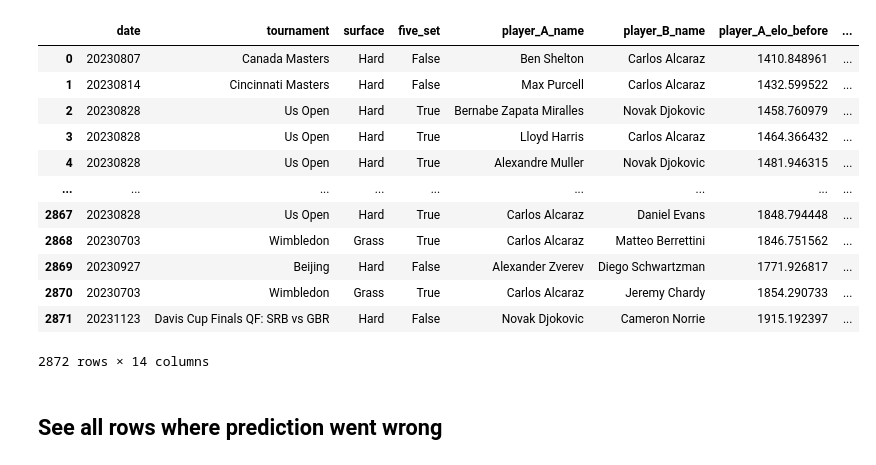
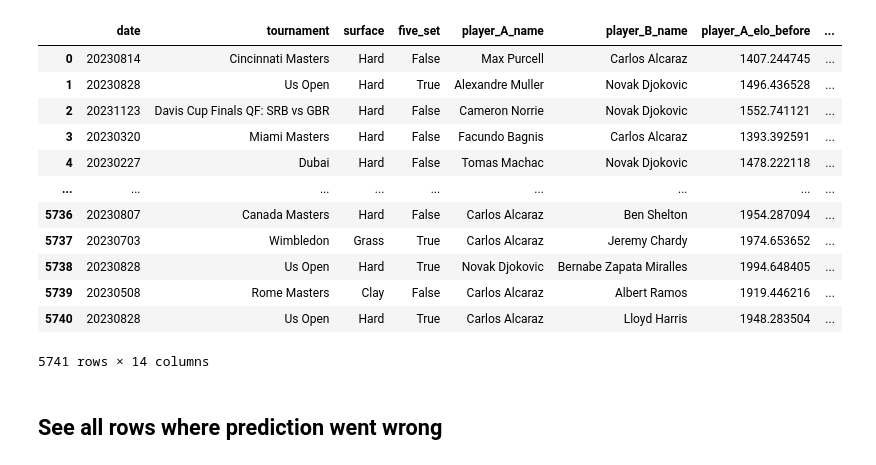
Before and after one commit to hazel-gandhi/tennis-regression, a Jupyter notebook: analysis-new-model.ipynb, the cells around one changed output. Cells and saved outputs as stored; diff of their text form; code cells hidden in the pictures.

```diff
--- a/analysis-new-model.ipynb
+++ b/analysis-new-model.ipynb
@@ -0,0 +6,21 @@
+# %%
+%load_ext rpy2.ipython
+%load_ext autoreload
+%autoreload 2
+
+%matplotlib inline
+from matplotlib import rcParams
+rcParams['figure.figsize'] = (16, 100)
+
+import warnings
+from rpy2.rinterface import RRuntimeWarning
+warnings.filterwarnings("ignore") # Ignore all warnings
+# warnings.filterwarnings("ignore", category=RRuntimeWarning) # Show some warnings
+
+import pandas as pd
+import numpy as np
+import matplotlib.pyplot as plt
+from IPython.display import display, HTML
+
+# show all columns
+pd.set_option("display.max_columns", None)
@@ -3,20 +55,20 @@ import pandas as pd
 # %%
-df = pd.read_csv("analysis_with_surface_clusters.csv")
+df = pd.read_csv("final-analysis-df.csv")
 df
 # %% [output]
 |  | date | tournament | surface | five_set | player_A_name | player_B_name | player_A_elo_before | ... |
-| 0 | 20230807 | Canada Masters | Hard | False | Ben Shelton | Carlos Alcaraz | 1410.848961 | ... |
-| 1 | 20230814 | Cincinnati Masters | Hard | False | Max Purcell | Carlos Alcaraz | 1432.599522 | ... |
-| 2 | 20230828 | Us Open | Hard | True | Bernabe Zapata Miralles | Novak Djokovic | 1458.760979 | ... |
-| 3 | 20230828 | Us Open | Hard | True | Lloyd Harris | Carlos Alcaraz | 1464.366432 | ... |
-| 4 | 20230828 | Us Open | Hard | True | Alexandre Muller | Novak Djokovic | 1481.946315 | ... |
+| 0 | 20230814 | Cincinnati Masters | Hard | False | Max Purcell | Carlos Alcaraz | 1407.244745 | ... |
+| 1 | 20230828 | Us Open | Hard | True | Alexandre Muller | Novak Djokovic | 1496.436528 | ... |
+| 2 | 20231123 | Davis Cup Finals QF: SRB vs GBR | Hard | False | Cameron Norrie | Novak Djokovic | 1552.741121 | ... |
+| 3 | 20230320 | Miami Masters | Hard | False | Facundo Bagnis | Carlos Alcaraz | 1393.392591 | ... |
+| 4 | 20230227 | Dubai | Hard | False | Tomas Machac | Novak Djokovic | 1478.222118 | ... |
 | ... | ... | ... | ... | ... | ... | ... | ... | ... |
-| 2867 | 20230828 | Us Open | Hard | True | Carlos Alcaraz | Daniel Evans | 1848.794448 | ... |
-| 2868 | 20230703 | Wimbledon | Grass | True | Carlos Alcaraz | Matteo Berrettini | 1846.751562 | ... |
-| 2869 | 20230927 | Beijing | Hard | False | Alexander Zverev | Diego Schwartzman | 1771.926817 | ... |
-| 2870 | 20230703 | Wimbledon | Grass | True | Carlos Alcaraz | Jeremy Chardy | 1854.290733 | ... |
-| 2871 | 20231123 | Davis Cup Finals QF: SRB vs GBR | Hard | False | Novak Djokovic | Cameron Norrie | 1915.192397 | ... |
+| 5736 | 20230807 | Canada Masters | Hard | False | Carlos Alcaraz | Ben Shelton | 1954.287094 | ... |
+| 5737 | 20230703 | Wimbledon | Grass | True | Carlos Alcaraz | Jeremy Chardy | 1974.653652 | ... |
+| 5738 | 20230828 | Us Open | Hard | True | Novak Djokovic | Bernabe Zapata Miralles | 1994.648405 | ... |
+| 5739 | 20230508 | Rome Masters | Clay | False | Carlos Alcaraz | Albert Ramos | 1919.446216 | ... |
+| 5740 | 20230828 | Us Open | Hard | True | Carlos Alcaraz | Lloyd Harris | 1948.283504 | ... |
-2872 rows × 14 columns
+5741 rows × 14 columns
 # %% [markdown]
 ## See all rows where prediction went wrong
 # %%
```
Also changed, not shown: parts of 22 cells of this notebook, 20 other files.
